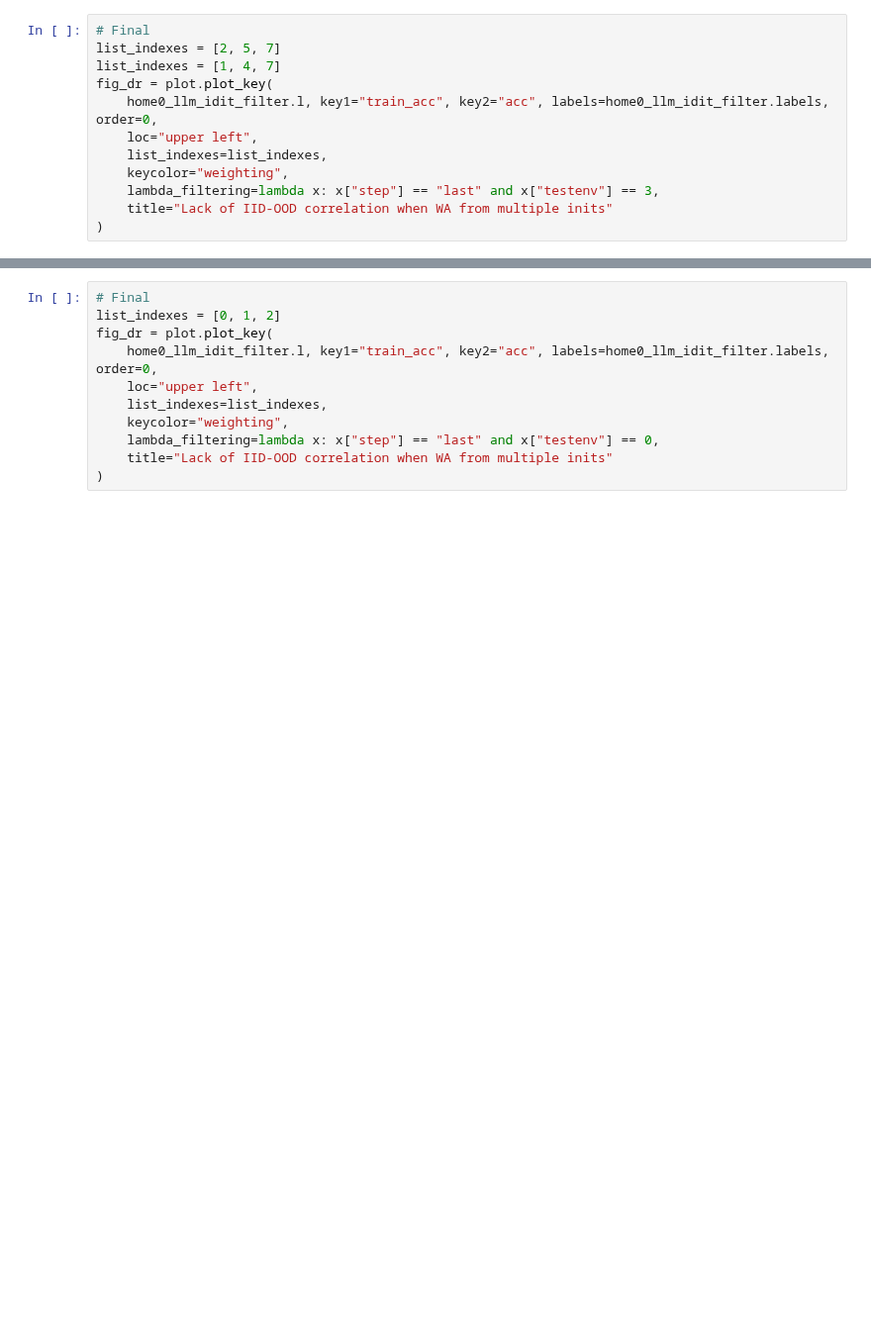
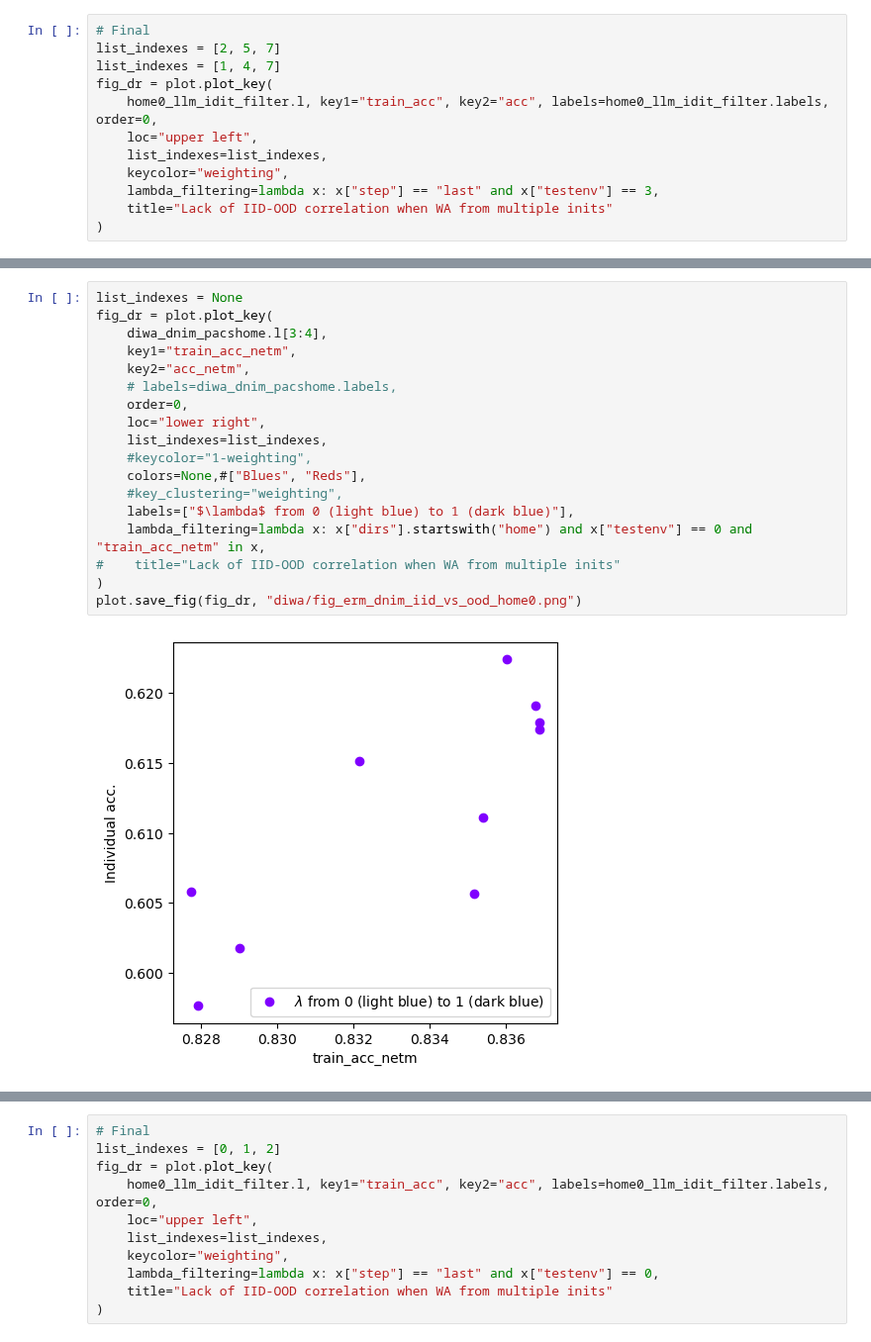
Before and after one commit to alexrame/domainbedv2, a Jupyter notebook: notebooks/recycling/diwa_diversity_versus_accuracy_home.ipynb, the cells around one changed output, grey strips where cells are left out. Shown at 99% size. Cells and saved outputs as stored; diff of their text form; blank space fills up the shorter version.

```diff
--- a/notebooks/recycling/diwa_diversity_versus_accuracy_home.ipynb
+++ b/notebooks/recycling/diwa_diversity_versus_accuracy_home.ipynb
@@ -58,0 +78,20 @@ fig_dr = plot.plot_key(
+# %%
+list_indexes = None
+fig_dr = plot.plot_key(
+    diwa_dnim_pacshome.l[3:4],
+    key1="train_acc_netm",
+    key2="acc_netm",
+    # labels=diwa_dnim_pacshome.labels,
+    order=0,
+    loc="lower right",
+    list_indexes=list_indexes,
+    #keycolor="1-weighting",
+    colors=None,#["Blues", "Reds"],
+    #key_clustering="weighting",
+    labels=["$\lambda$ from 0 (light blue) to 1 (dark blue)"],
+    lambda_filtering=lambda x: x["dirs"].startswith("home") and x["testenv"] == 0 and "train_acc_netm" in x,
+#    title="Lack of IID-OOD correlation when WA from multiple inits"
+)
+plot.save_fig(fig_dr, "diwa/fig_erm_dnim_iid_vs_ood_home0.png")
+# %% [output]
+[figure, added]
```
Also changed, not shown: parts of 37 cells of this notebook, 15 other files.
